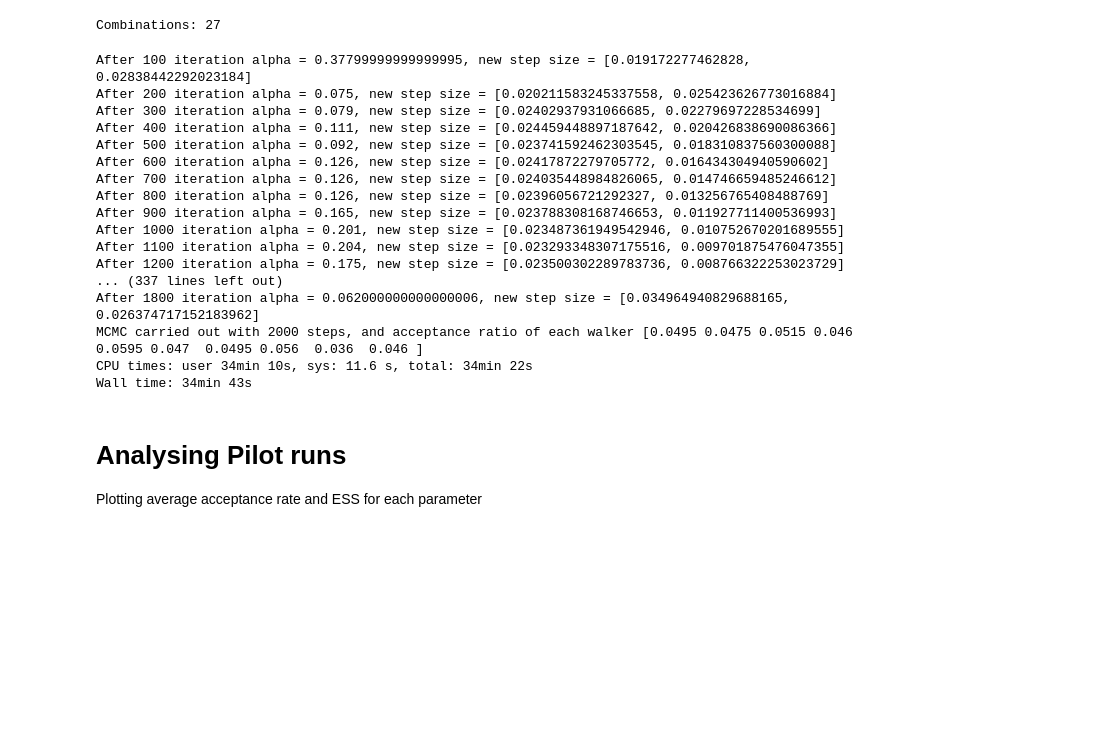
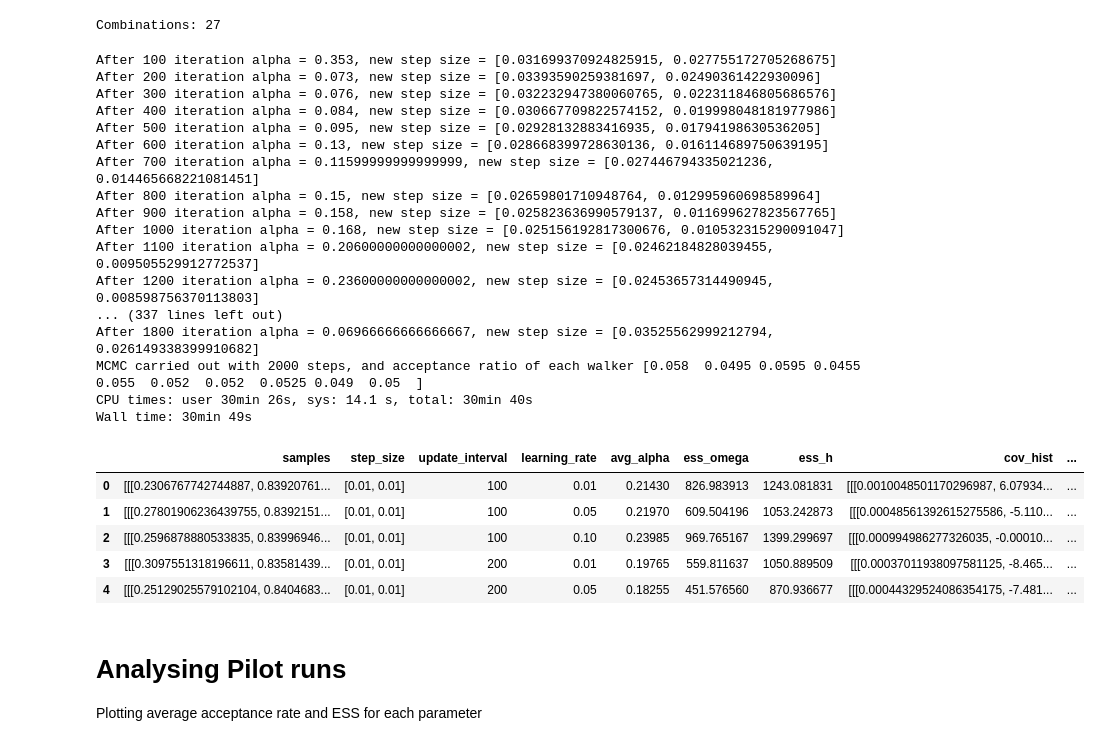
Before and after one commit to josephasal/cosmo_inference, a Jupyter notebook: mcmc/tuning_mcmc.ipynb, the cells around one changed output. Saved outputs shown, nothing was run; the diff lists cells and outputs as text; code cells hidden in the pictures; blank space fills up the shorter version.

```diff
--- a/mcmc/tuning_mcmc.ipynb
+++ b/mcmc/tuning_mcmc.ipynb
@@ -106,15 +52,15 @@ results = [] #empty array to store innit
 n_steps = 2000
 burn_in = 0.2
 n_walkers = 10
-target_alpha = 0.25
-
+target_alpha = 0.2
+n_walkers = 10
 
 #loop for all values
 for (step_size, update_intervals, learning_rates) in parameter_grid:
 
-  #Gonna make the inital guess the same even if i have 10 walkers, it just a pilot and i cba
-  initial_guess = [[0.25, 0.65] for _ in range(n_walkers)]
-
+  #10 initial guesses in the ranges of 0.2<omega_m<0.4 and 0.6<h<0.8
+  initial_guess = [[np.random.uniform(0.2,0.4), np.random.uniform(0.6,0.8)]
+                for _ in range(n_walkers)]
   #calling the adaptive mcmc function
   samples, avg_alpha, cov_hist, step_hist = adaptive_metropolis_hastings(log_likelihood,
                                                                          redshift,
@@ -130,27 +76,27 @@ for (step_size, update_intervals, learning_rates) in parameter_grid:
   ess_h = eff_sample_size_multichain(samples[:,:,1])
 
   #store all of this shit in a dictionary
-  results.append({
+  results.append({ 'samples': samples,
       'step_size': step_size, 'update_interval': update_intervals,
       'learning_rate': learning_rates, 'avg_alpha': avg_alpha,
     'ess_omega': ess_omega, 'ess_h': ess_h, 'cov_hist': cov_hist, 'step_hist': step_hist
   })
 # %% [output]
-After 100 iteration alpha = 0.37799999999999995, new step size = [0.019172277462828, 0.02838442292023184]
-After 200 iteration alpha = 0.075, new step size = [0.020211583245337558, 0.025423626773016884]
-After 300 iteration alpha = 0.079, new step size = [0.02402937931066685, 0.02279697228534699]
-After 400 iteration alpha = 0.111, new step size = [0.024459448897187642, 0.020426838690086366]
-After 500 iteration alpha = 0.092, new step size = [0.023741592462303545, 0.018310837560300088]
-After 600 iteration alpha = 0.126, new step size = [0.02417872279705772, 0.016434304940590602]
-After 700 iteration alpha = 0.126, new step size = [0.024035448984826065, 0.014746659485246612]
-After 800 iteration alpha = 0.126, new step size = [0.02396056721292327, 0.013256765408488769]
-After 900 iteration alpha = 0.165, new step size = [0.023788308168746653, 0.011927711400536993]
-After 1000 iteration alpha = 0.201, new step size = [0.023487361949542946, 0.010752670201689555]
-After 1100 iteration alpha = 0.204, new step size = [0.023293348307175516, 0.009701875476047355]
-After 1200 iteration alpha = 0.175, new step size = [0.023500302289783736, 0.008766322253023729]
+After 100 iteration alpha = 0.353, new step size = [0.031699370924825915, 0.027755172705268675]
+After 200 iteration alpha = 0.073, new step size = [0.03393590259381697, 0.02490361422930096]
+After 300 iteration alpha = 0.076, new step size = [0.032232947380060765, 0.022311846805686576]
+After 400 iteration alpha = 0.084, new step size = [0.030667709822574152, 0.019998048181977986]
+After 500 iteration alpha = 0.095, new step size = [0.02928132883416935, 0.01794198630536205]
+After 600 iteration alpha = 0.13, new step size = [0.028668399728630136, 0.016114689750639195]
+After 700 iteration alpha = 0.11599999999999999, new step size = [0.027446794335021236, 0.014465668221081451]
+After 800 iteration alpha = 0.15, new step size = [0.02659801710948764, 0.012995960698589964]
+After 900 iteration alpha = 0.158, new step size = [0.025823636990579137, 0.011699627823567765]
+After 1000 iteration alpha = 0.168, new step size = [0.025156192817300676, 0.010532315290091047]
+After 1100 iteration alpha = 0.20600000000000002, new step size = [0.02462184828039455, 0.009505529912772537]
+After 1200 iteration alpha = 0.23600000000000002, new step size = [0.02453657314490945, 0.008598756370113803]
 ... (337 lines left out)
-After 1800 iteration alpha = 0.062000000000000006, new step size = [0.034964940829688165, 0.026374717152183962]
-MCMC carried out with 2000 steps, and acceptance ratio of each walker [0.0495 0.0475 0.0515 0.046  0.0595 0.047  0.0495 0.056  0.036  0.046 ]
-CPU times: user 34min 10s, sys: 11.6 s, total: 34min 22s
-Wall time: 34min 43s
+After 1800 iteration alpha = 0.06966666666666667, new step size = [0.03525562999212794, 0.026149338399910682]
+MCMC carried out with 2000 steps, and acceptance ratio of each walker [0.058  0.0495 0.0595 0.0455 0.055  0.052  0.052  0.0525 0.049  0.05  ]
+CPU times: user 30min 26s, sys: 14.1 s, total: 30min 40s
+Wall time: 30min 49s
 # %%
@@ -168,3 +112,16 @@ results_df['trial'] = np.arange(1, len(results_df) +1)
+# %%
+#loading in the csv with the results of the pilot run
+filepath = '/content/drive/MyDrive/Colab Notebooks/Bayesian Stats in Cosmology/Actual project code/adaptive_mcmc_results_final.pkl'
+results_df = pd.read_pickle(filepath)
+
+results_df.head()
+# %% [output]
+|  | samples | step_size | update_interval | learning_rate | avg_alpha | ess_omega | ess_h | cov_hist | ... |
+| 0 | [[[0.2306767742744887, 0.83920761... | [0.01, 0.01] | 100 | 0.01 | 0.21430 | 826.983913 | 1243.081831 | [[[0.0010048501170296987, 6.07934... | ... |
+| 1 | [[[0.27801906236439755, 0.8392151... | [0.01, 0.01] | 100 | 0.05 | 0.21970 | 609.504196 | 1053.242873 | [[[0.00048561392615275586, -5.110... | ... |
+| 2 | [[[0.2596878880533835, 0.83996946... | [0.01, 0.01] | 100 | 0.10 | 0.23985 | 969.765167 | 1399.299697 | [[[0.000994986277326035, -0.00010... | ... |
+| 3 | [[[0.3097551318196611, 0.83581439... | [0.01, 0.01] | 200 | 0.01 | 0.19765 | 559.811637 | 1050.889509 | [[[0.00037011938097581125, -8.465... | ... |
+| 4 | [[[0.25129025579102104, 0.8404683... | [0.01, 0.01] | 200 | 0.05 | 0.18255 | 451.576560 | 870.936677 | [[[0.00044329524086354175, -7.481... | ... |
 # %% [markdown]
 # Analysing Pilot runs
 Plotting average acceptance rate and ESS for each parameter
```
Also changed, not shown: parts of 19 cells of this notebook.
